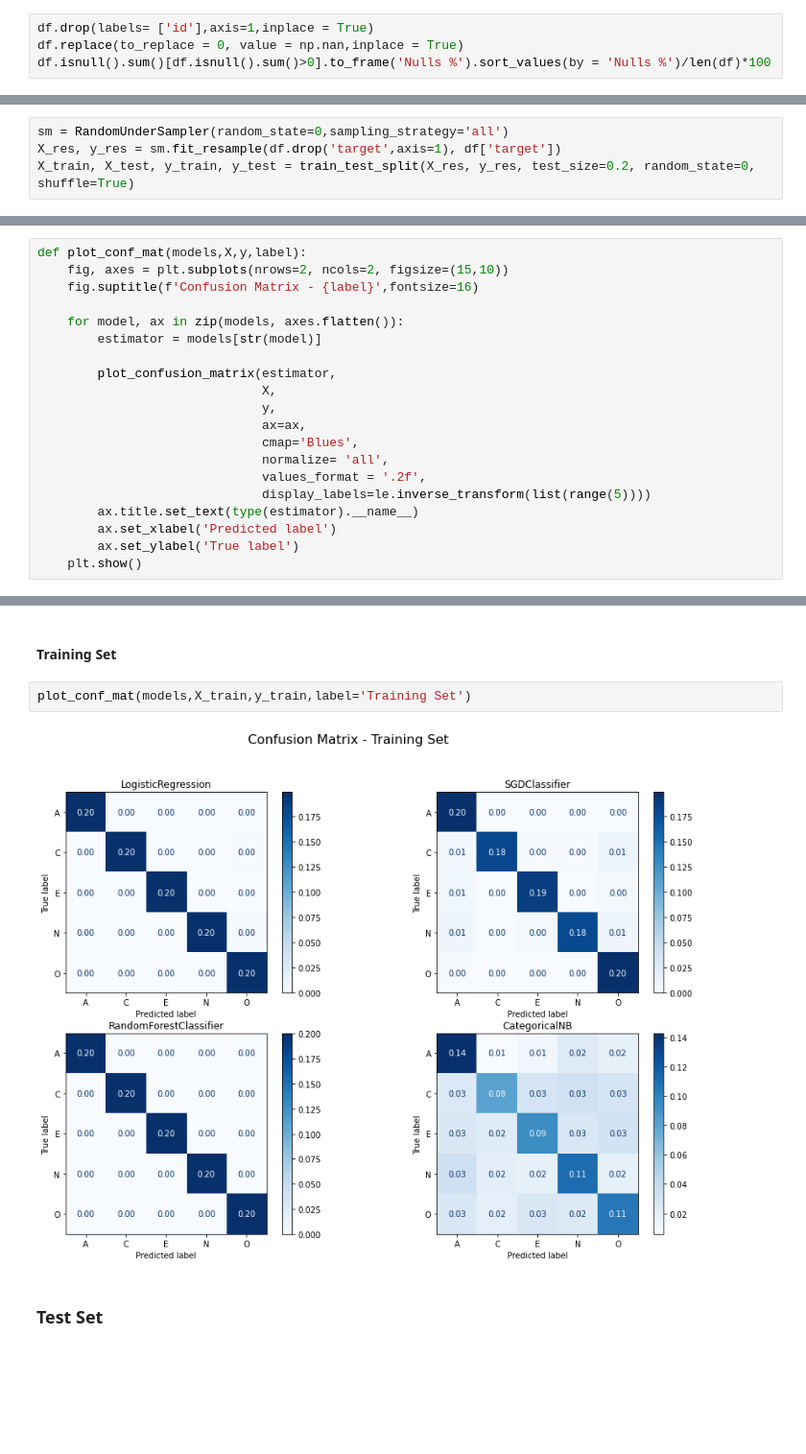
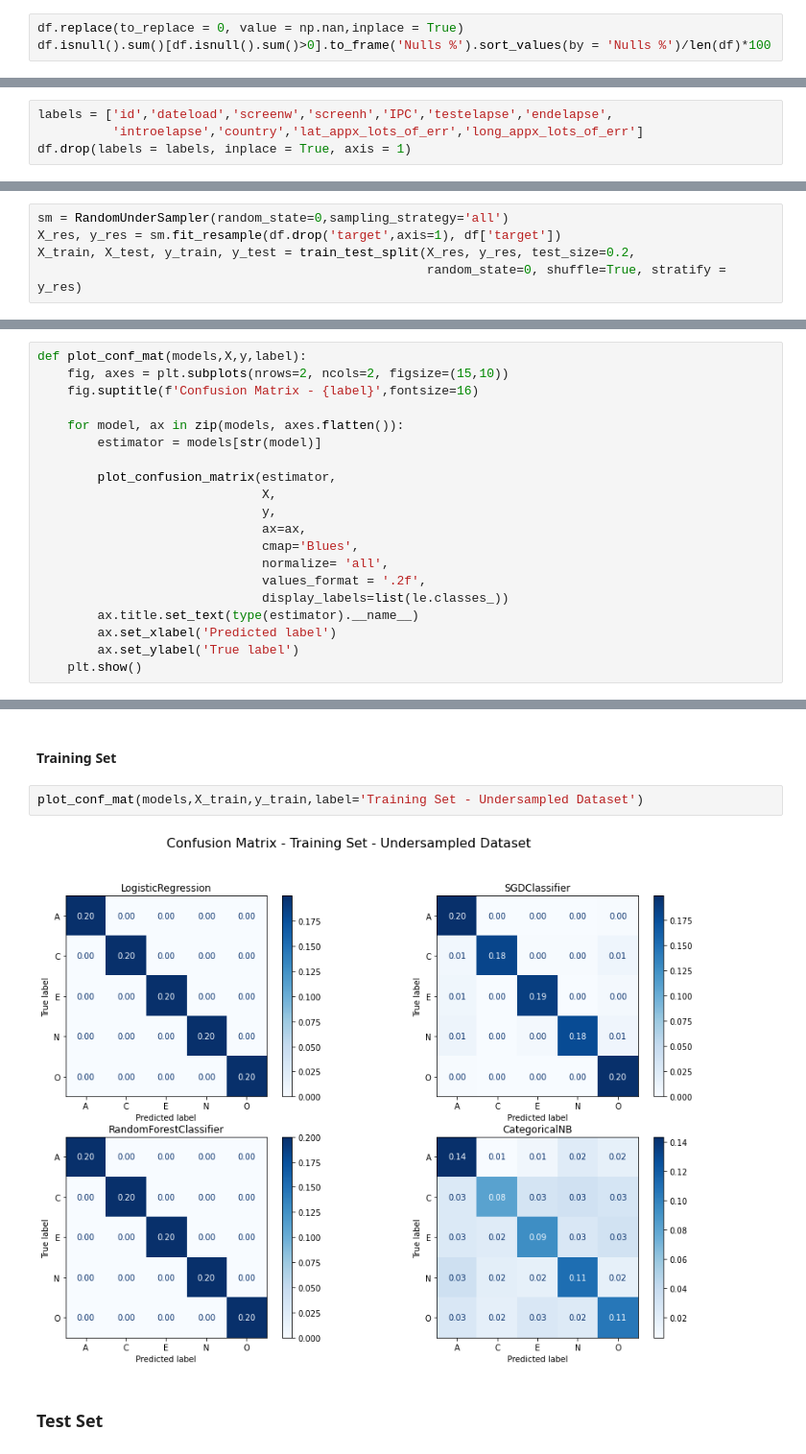
Before and after one commit to UNSpecializationAI/BigFivePersonality, a Jupyter notebook: Big-Five Factor Markers.ipynb, the cells around one changed output, grey strips where cells are left out. Shown at 96% size. Drawn from its saved outputs; the diff is of its cells as text; blank space fills up the shorter version.

```diff
--- a/Big-Five Factor Markers.ipynb
+++ b/Big-Five Factor Markers.ipynb
@@ -83,7 +200,6 @@ Negative Values and Outliers can be found in time columns, this values will be t
 # %% [markdown]
 ### Missing Values
 # %%
-df.drop(labels= ['id'],axis=1,inplace = True)
 df.replace(to_replace = 0, value = np.nan,inplace = True)
 df.isnull().sum()[df.isnull().sum()>0].to_frame('Nulls %').sort_values(by = 'Nulls %')/len(df)*100
 # %% [output]
@@ -297,0 +312,4 @@ Name: target, dtype: int64
+# %%
+labels = ['id','dateload','screenw','screenh','IPC','testelapse','endelapse',
+          'introelapse','country','lat_appx_lots_of_err','long_appx_lots_of_err']
+df.drop(labels = labels, inplace = True, axis = 1)
@@ -390,4 +441,5 @@ Let's fit different models and compare the results between them. First, let's cr
 # %%
 sm = RandomUnderSampler(random_state=0,sampling_strategy='all')
 X_res, y_res = sm.fit_resample(df.drop('target',axis=1), df['target'])
-X_train, X_test, y_train, y_test = train_test_split(X_res, y_res, test_size=0.2, random_state=0, shuffle=True)
+X_train, X_test, y_train, y_test = train_test_split(X_res, y_res, test_size=0.2,
+                                                    random_state=0, shuffle=True, stratify = y_res)
@@ -443,7 +500,7 @@ def plot_conf_mat(models,X,y,label):
                               cmap='Blues',
                               normalize= 'all',
                               values_format = '.2f',
-                              display_labels=le.inverse_transform(list(range(5))))
+                              display_labels=list(le.classes_))
         ax.title.set_text(type(estimator).__name__)
         ax.set_xlabel('Predicted label')
         ax.set_ylabel('True label')
@@ -544,9 +601,9 @@ def plot_roc_curve_multiclass(estimator,X,y,label = None):
 # %% [markdown]
 #### Training Set
 # %%
-plot_conf_mat(models,X_train,y_train,label='Training Set')
+plot_conf_mat(models,X_train,y_train,label='Training Set - Undersampled Dataset')
 # %% [output]
-[figure, old version]
+[figure, new version]
 # %% [markdown]
 ### Test Set
 # %%
```
Also changed, not shown: parts of 76 cells of this notebook, 1 other file.
